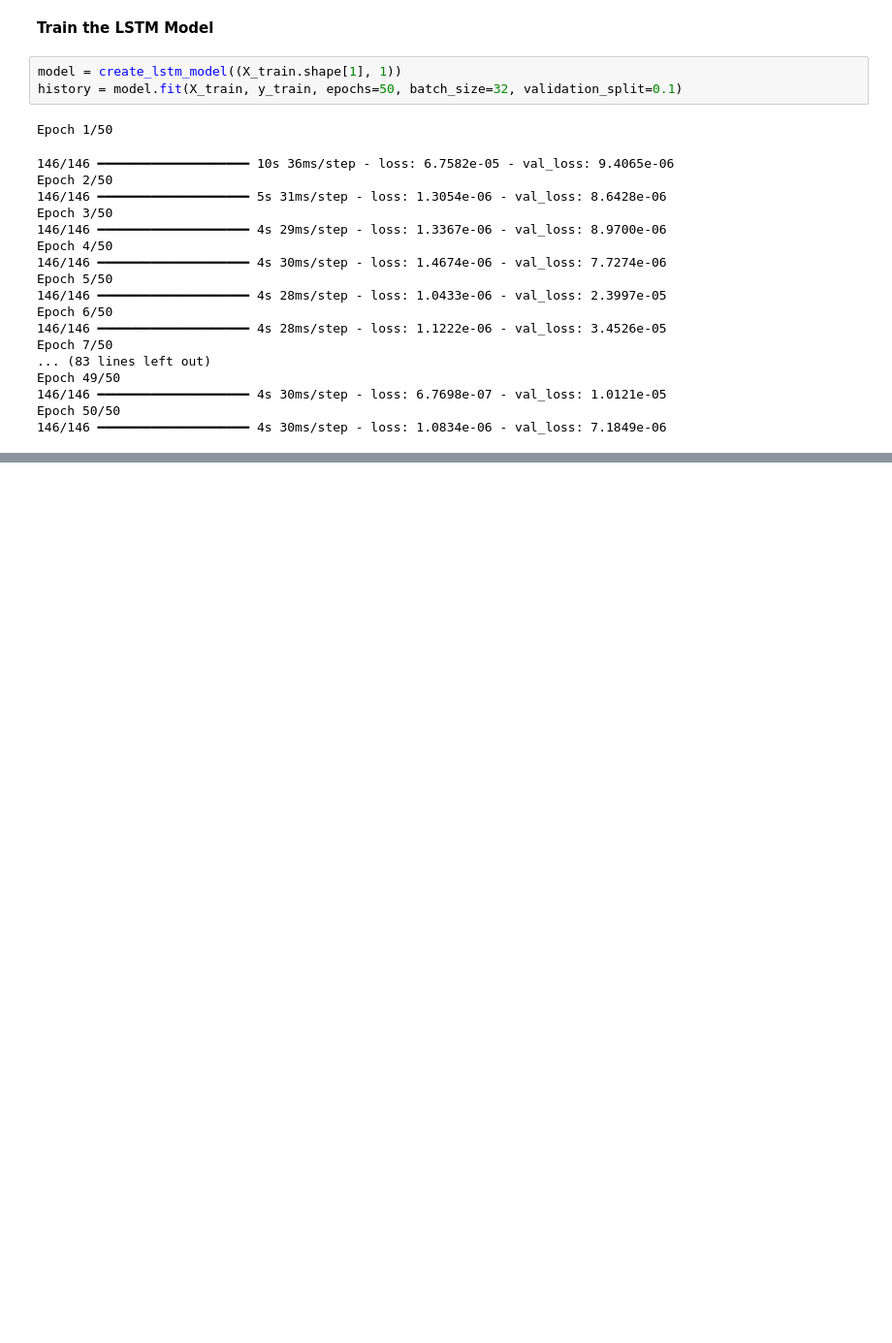
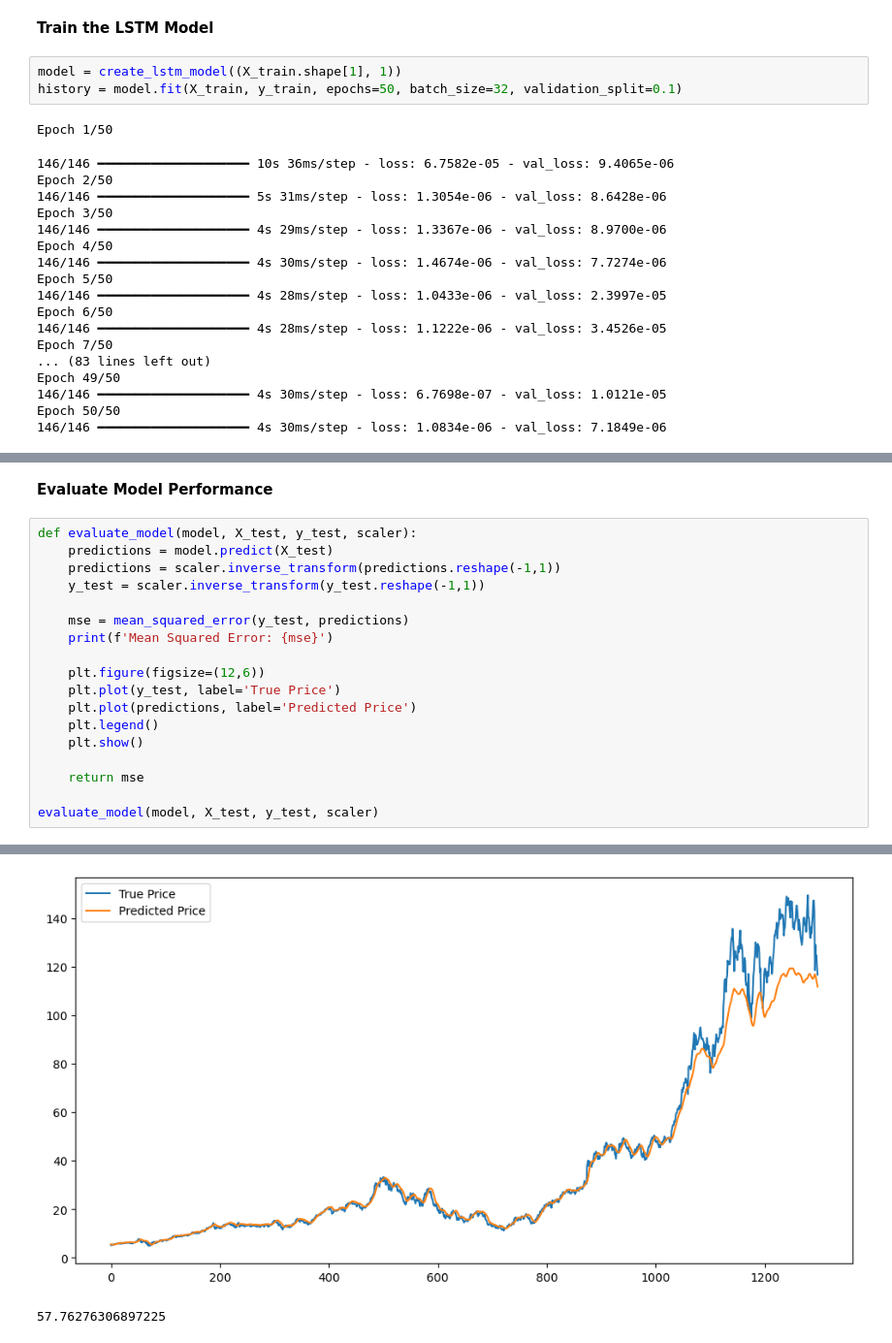
Before and after one commit to atharvakapadnis/stock-predict-LSTM, a Jupyter notebook: LSTM-historical-data.ipynb, the cells around one changed output, grey strips where cells are left out. Shown at 97% size. Saved outputs shown, nothing was run; the diff lists cells and outputs as text; blank space fills up the shorter version.

```diff
--- a/LSTM-historical-data.ipynb
+++ b/LSTM-historical-data.ipynb
@@ -83,0 +97,21 @@ Epoch 50/50
+# %% [markdown]
+**Evaluate Model Performance**
+# %%
+def evaluate_model(model, X_test, y_test, scaler):
+    predictions = model.predict(X_test)
+    predictions = scaler.inverse_transform(predictions.reshape(-1,1))
+    y_test = scaler.inverse_transform(y_test.reshape(-1,1))
+
+    mse = mean_squared_error(y_test, predictions)
+    print(f'Mean Squared Error: {mse}')
+
+    plt.figure(figsize=(12,6))
+    plt.plot(y_test, label='True Price')
+    plt.plot(predictions, label='Predicted Price')
+    plt.legend()
+    plt.show()
+
+    return mse
+
+evaluate_model(model, X_test, y_test, scaler)
+# %% [output]
@@ -83,0 +120,2 @@ Epoch 50/50
+[figure, added]
+57.76276306897225
```
Also changed, not shown: parts of 3 cells of this notebook.
